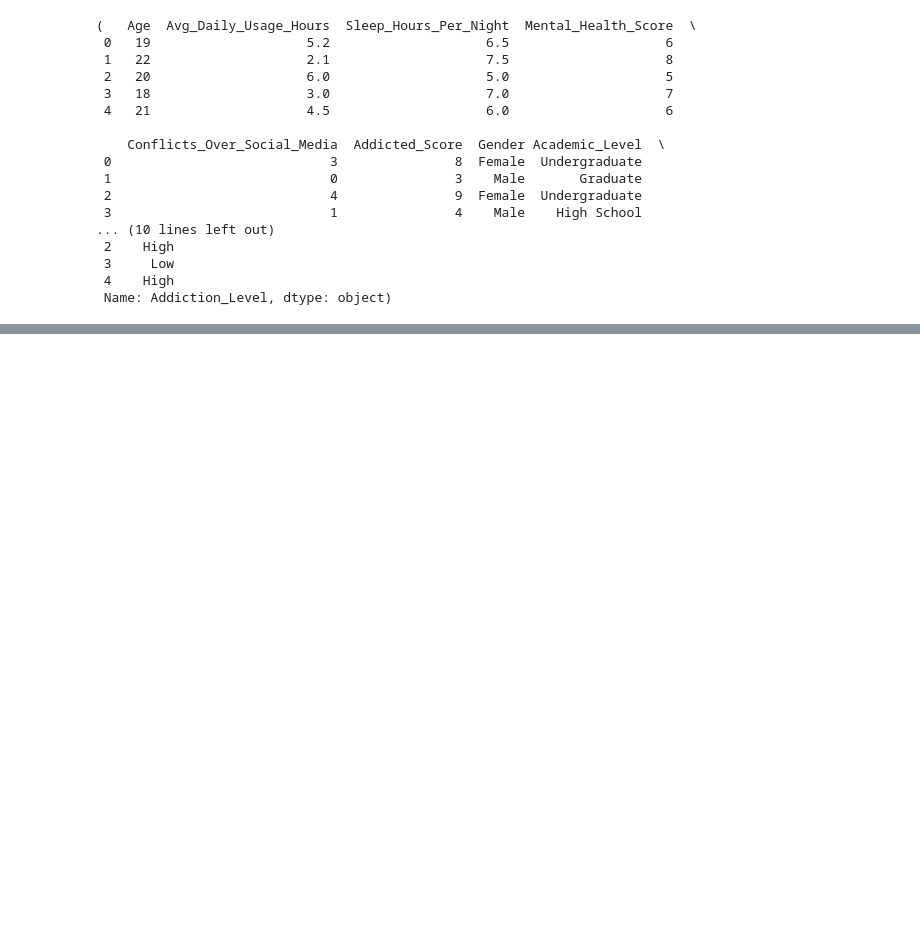
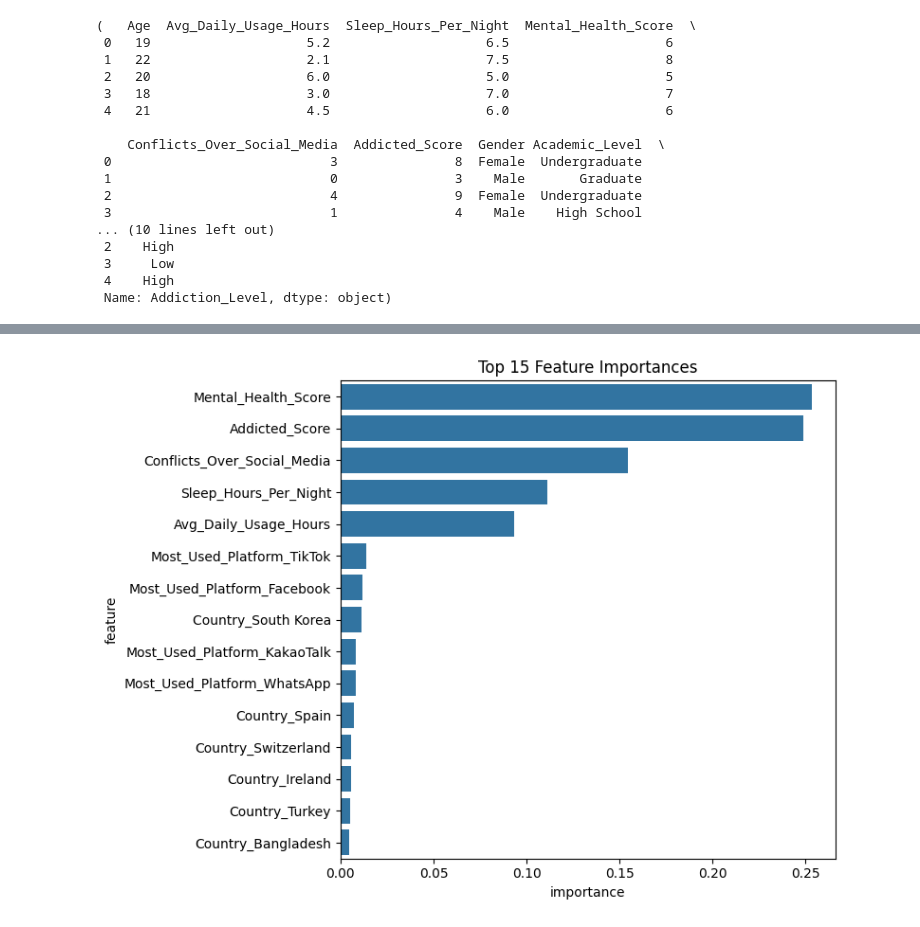
Before and after one commit to Annrosejojue/student-social-media-ml, a Jupyter notebook: Social_Media_&_Relationships_.ipynb, the cells around one changed output, grey strips where cells are left out. Drawn from its saved outputs; the diff is of its cells as text; code cells hidden in the pictures; blank space fills up the shorter version.

```diff
--- a/Social_Media_&_Relationships_.ipynb
+++ b/Social_Media_&_Relationships_.ipynb
@@ -183,0 +298,14 @@ X_train, X_test, y_train, y_test = train_test_split(
+# %%
+rf = model.named_steps["classifier"]
+ohe = model.named_steps["preprocessor"].named_transformers_["cat"].named_steps["onehot"]
+ohe_features = ohe.get_feature_names_out(categorical_features)
+
+all_features = numeric_features + list(ohe_features)
+importances = rf.feature_importances_
+
+feat_imp = pd.DataFrame({
+    "feature": all_features,
+    "importance": importances
+}).sort_values("importance", ascending=False)
+
+feat_imp.head(20)
@@ -183,0 +330,8 @@ X_train, X_test, y_train, y_test = train_test_split(
+# %%
+plt.figure(figsize=(8,6))
+sns.barplot(data=feat_imp.head(15), x="importance", y="feature")
+plt.title("Top 15 Feature Importances")
+plt.tight_layout()
+plt.show()
+# %% [output]
+[figure, added]
```
Also changed, not shown: parts of 10 cells of this notebook.
